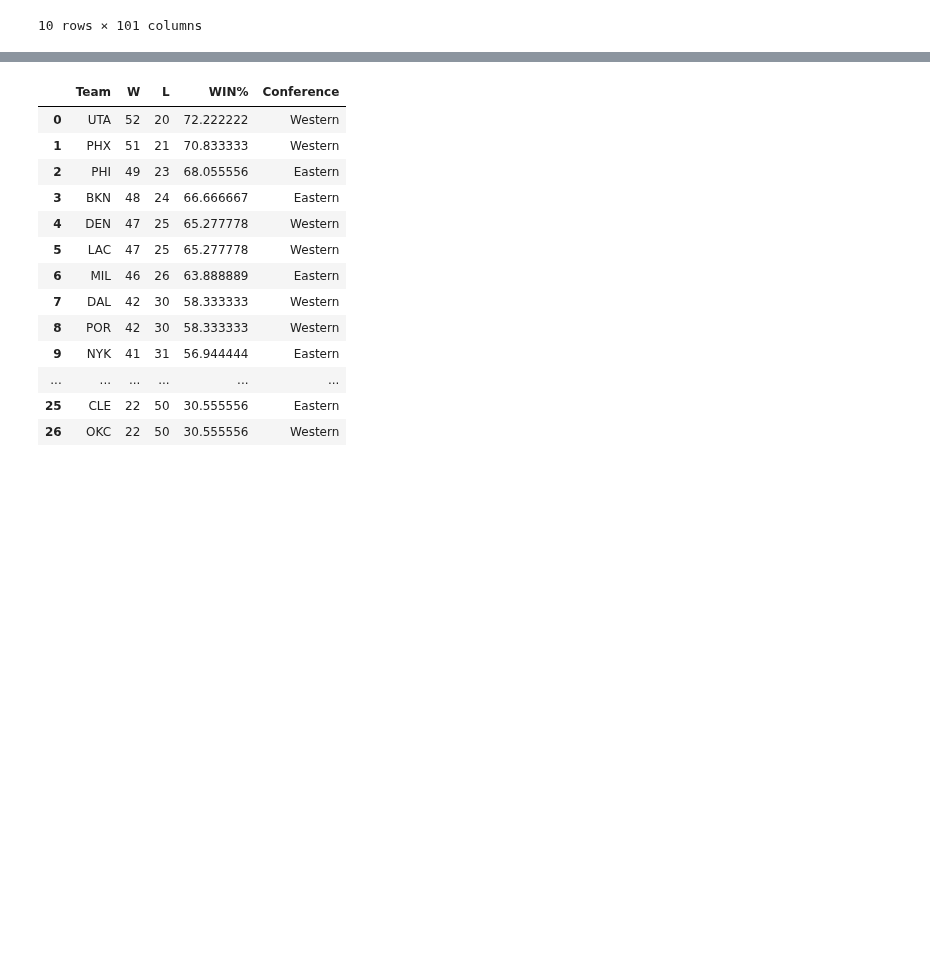
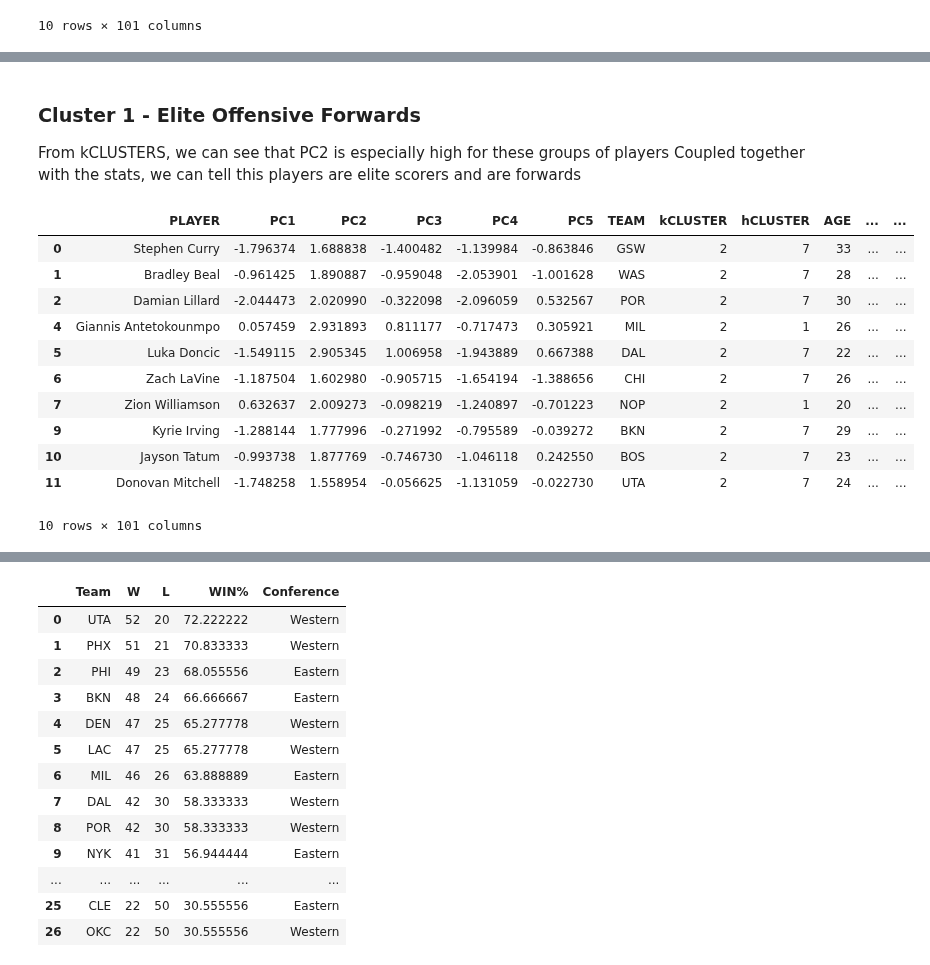
Before and after one commit to CSA100/nba-dsai, a Jupyter notebook: clusteringEDA.ipynb, the cells around one changed output, grey strips where cells are left out. Saved outputs shown, nothing was run; the diff lists cells and outputs as text; code cells hidden in the pictures; blank space fills up the shorter version.

```diff
--- a/clusteringEDA.ipynb
+++ b/clusteringEDA.ipynb
@@ -205,0 +228,19 @@ clusterData[clusterData['hCLUSTER']==9].head(10)
+# %% [markdown]
+### Cluster 1 - Elite Offensive Forwards
+From kCLUSTERS, we can see that PC2 is especially high for these groups of players
+Coupled together with the stats, we can tell this players are elite scorers and are forwards
+# %%
+clusterData[clusterData['kCLUSTER']==2].head(10)
+# %% [output]
+|  | PLAYER | PC1 | PC2 | PC3 | PC4 | PC5 | TEAM | kCLUSTER | hCLUSTER | AGE | ... | ... |
+| 0 | Stephen Curry | -1.796374 | 1.688838 | -1.400482 | -1.139984 | -0.863846 | GSW | 2 | 7 | 33 | ... | ... |
+| 1 | Bradley Beal | -0.961425 | 1.890887 | -0.959048 | -2.053901 | -1.001628 | WAS | 2 | 7 | 28 | ... | ... |
+| 2 | Damian Lillard | -2.044473 | 2.020990 | -0.322098 | -2.096059 | 0.532567 | POR | 2 | 7 | 30 | ... | ... |
+| 4 | Giannis Antetokounmpo | 0.057459 | 2.931893 | 0.811177 | -0.717473 | 0.305921 | MIL | 2 | 1 | 26 | ... | ... |
+| 5 | Luka Doncic | -1.549115 | 2.905345 | 1.006958 | -1.943889 | 0.667388 | DAL | 2 | 7 | 22 | ... | ... |
+| 6 | Zach LaVine | -1.187504 | 1.602980 | -0.905715 | -1.654194 | -1.388656 | CHI | 2 | 7 | 26 | ... | ... |
+| 7 | Zion Williamson | 0.632637 | 2.009273 | -0.098219 | -1.240897 | -0.701223 | NOP | 2 | 1 | 20 | ... | ... |
+| 9 | Kyrie Irving | -1.288144 | 1.777996 | -0.271992 | -0.795589 | -0.039272 | BKN | 2 | 7 | 29 | ... | ... |
+| 10 | Jayson Tatum | -0.993738 | 1.877769 | -0.746730 | -1.046118 | 0.242550 | BOS | 2 | 7 | 23 | ... | ... |
+| 11 | Donovan Mitchell | -1.748258 | 1.558954 | -0.056625 | -1.131059 | -0.022730 | UTA | 2 | 7 | 24 | ... | ... |
+10 rows × 101 columns
```
Also changed, not shown: parts of 21 cells of this notebook, 3 other files.
